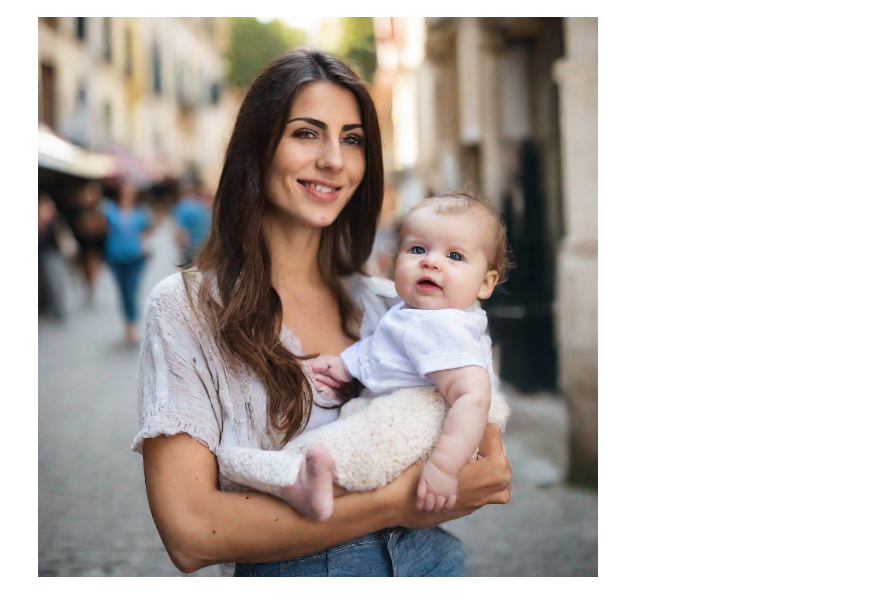
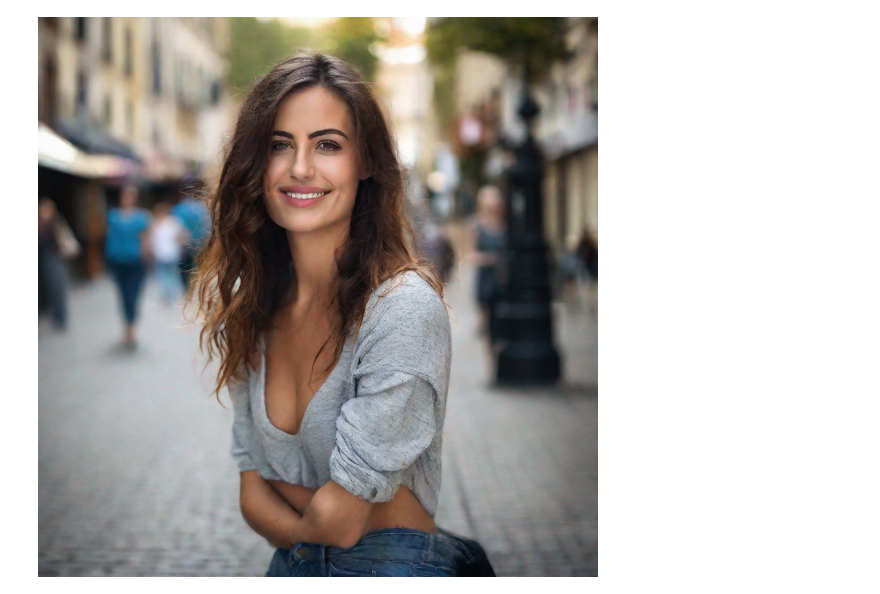
Before and after one commit to ruslanmv/ai-fast-image-server, a Jupyter notebook: ai-fast-image-client.ipynb, the cells around one changed output. Cells and saved outputs as stored; diff of their text form; code cells hidden in the pictures.

```diff
--- a/ai-fast-image-client.ipynb
+++ b/ai-fast-image-client.ipynb
@@ -6,40 +6,40 @@ from io import BytesIO
 import requests
 import json
 
-# Input arguments:
+# Input arguments of api:
 # 1. Prompt: The main prompt for the image generation (e.g., "A beautiful and sexy girl")
 # 2. Negative prompt: A negative prompt to guide the image generation away from certain concepts
 # 3. Seed: A random seed for reproducible results
 # 4. Width: The width of the generated image
 # 5. Height: The height of the generated image
 # 6. Guidance scale: A value that controls the influence of the guidance prompts
 # 7. Number of inference steps: The number of steps used in the image generation process
 # 8. Secret token: The secret token for authentication
-
 API_URL = "http://localhost:7860/api/run"
+#API_URL = "https://ruslanmv-ai-fast-image-server.hf.space:7860/api/run"
 SECRET_TOKEN = 'default_secret'
 input_list = [
-    "Beautiful woman with in the street with a baby",
-    "",
+    "beutiful woman with in the street ",
+    "no hands",
     0,
     1024,
     1024,
     0.0,
     4,
     SECRET_TOKEN,
 ]
 params = {"data": input_list}
 response = requests.post(API_URL, json=params)
 
 # Check response status and display the image
 if response.status_code == 200:
     response_json = response.json()
     base64_img = response_json["data"][0].split(",")[-1]
     img_data = base64.b64decode(base64_img)
     img = Image.open(BytesIO(img_data))
     display.display(img)
 else:
     print(f"Error: {response.status_code}")
     print(response.text)
 # %% [output]
-[figure, old version]
+[figure, new version]
```
Also changed, not shown: 1 other file.
